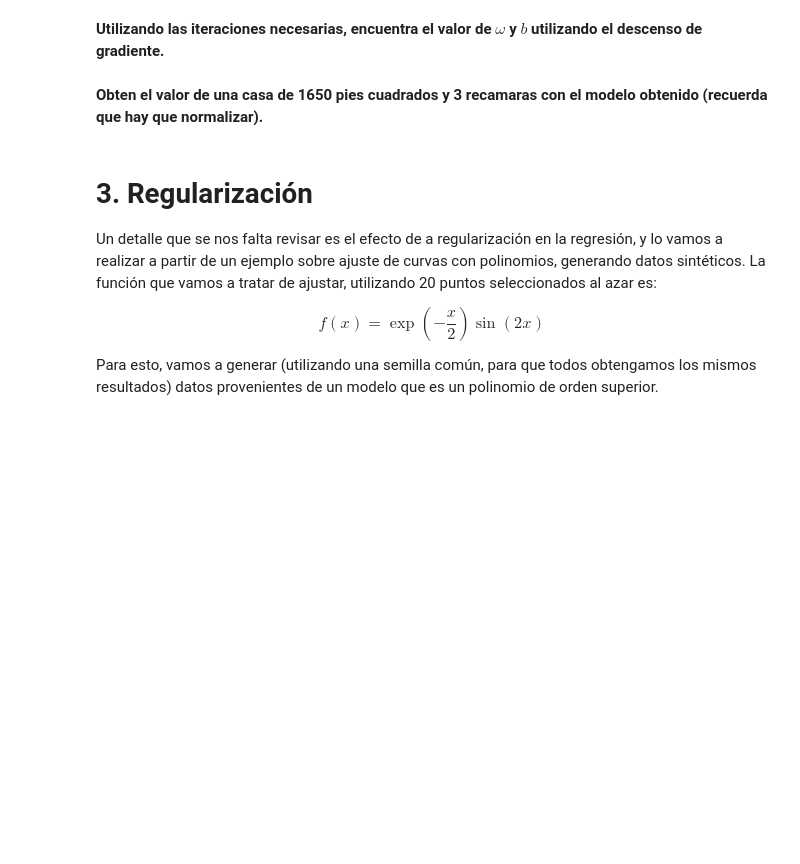
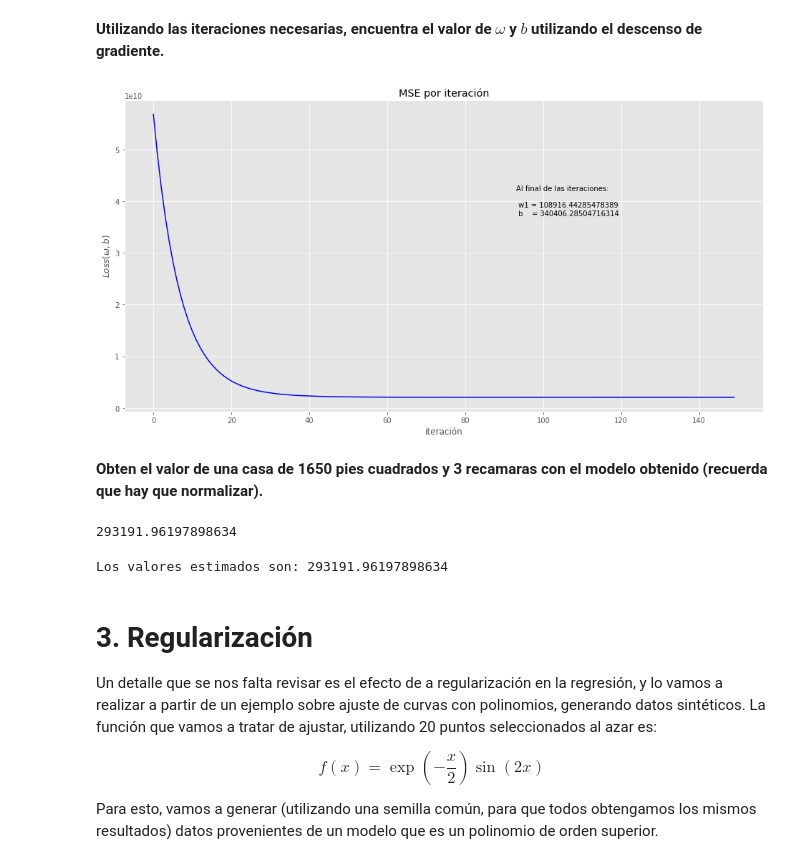
Before and after one commit to Pedro-Hdez/libretas-RN, a Jupyter notebook: regresion-lineal/neurona_lineal.ipynb, the cells around one changed output. Saved outputs shown, nothing was run; the diff lists cells and outputs as text; code cells hidden in the pictures; blank space fills up the shorter version.

```diff
--- a/regresion-lineal/neurona_lineal.ipynb
+++ b/regresion-lineal/neurona_lineal.ipynb
@@ -108,7 +108,7 @@ def mse_loss(x, y, w, b):
     # return --aqui se inserta código--
 
     #---------------------FORMA MATRICIAL-----------------------------
-    return sum( np.square( y - (x @ w + b) ) ) / (2*M)
+    return  (1/2) * (np.mean(np.square(y - (x @ w + b))))
 # %% [markdown]
 y para probar si está bien el programa, si calculamos $Loss(\omega, b)$ para $\omega_1 = 0$, $b = 1$ debe de dar (para este conjunto de datos) **26.73** (recuerda verificar que regrese un flotante y no un vector de un solo elemento).
 # %%
@@ -171,10 +171,10 @@ def grad_costo(x, y, w, b):
 
     """
     error = y - (x @ w + b)
-
+    M = x.shape[0]
     # --aqui hay que poner código--
-    dw = x.T @ error
-    db = np.mean(error)
+    dw = - (x.T @ error) / M
+    db = - (np.mean(error))
 
 
     #------------------------------
@@ -210,8 +210,8 @@ def descenso_gradiente_lotes(x, y, w_0, b_0, alpha, num_iter):
         dw, db = grad_costo(x, y, w, b)
 
         # --aqui hay que poner código--
-        w += (alpha / M) * dw
-        b += alpha * db
+        w -= (alpha * dw)
+        b -= (alpha * db)
 
 
 
@@ -394,7 +394,7 @@ for a in alphas:
 
 #Para cualquier alpha mayor a .01 en la lista, con 50 iteraciones, al parecer se llega a un mínimo en común.
 #Me quedo con:
-alpha = .1
+alpha = .07
 # %% [output]
 [figure]
 # %% [markdown]
@@ -404,2 +402,16 @@ alpha = .1
+# %%
+# Aqui ya no pongo código, esto debe ser relativamente simple)
+
+iteraciones = 150
+w, b, mse_historial = descenso_gradiente_lotes(x_norm, y, w_ini, b_ini, alpha, iteraciones)
+
+plt.plot(mse_historial, 'b')
+plt.title(u'MSE por iteración')
+plt.xlabel(u'iteración')
+plt.ylabel(r'$Loss(\omega, b)$')
+plt.figtext(x=.6, y=.6, s="Al final de las iteraciones:\n\n w1 = {}\n b    = {}".format(w[0], b))
+plt.show()
+# %% [output]
+[figure, added]
 # %% [markdown]
 **Obten el valor de una casa de 1650 pies cuadrados y 3 recamaras con el modelo obtenido (recuerda que hay que normalizar).**
@@ -408,3 +418,20 @@ alpha = .1
+# %%
+# Escribe aquí el código
+x_estimar = np.array([1650,3])
+
+#Para normalizar usar LAS MEDIAS Y DESVIACIONES DE TODO EL CONJUNTO
+#DE DATOS!!!
+x_estimar = normaliza(x_estimar, medias, desviaciones)
+
+
+y_estimado = x_estimar @ w + b
+display(y_estimado)
+
+
+print("Los valores estimados son: {}".format(y_estimado))
+# %% [output]
+293191.96197898634
+Los valores estimados son: 293191.96197898634
 # %% [markdown]
 # 3. Regularización
 
```
Also changed, not shown: parts of 3 cells of this notebook.
